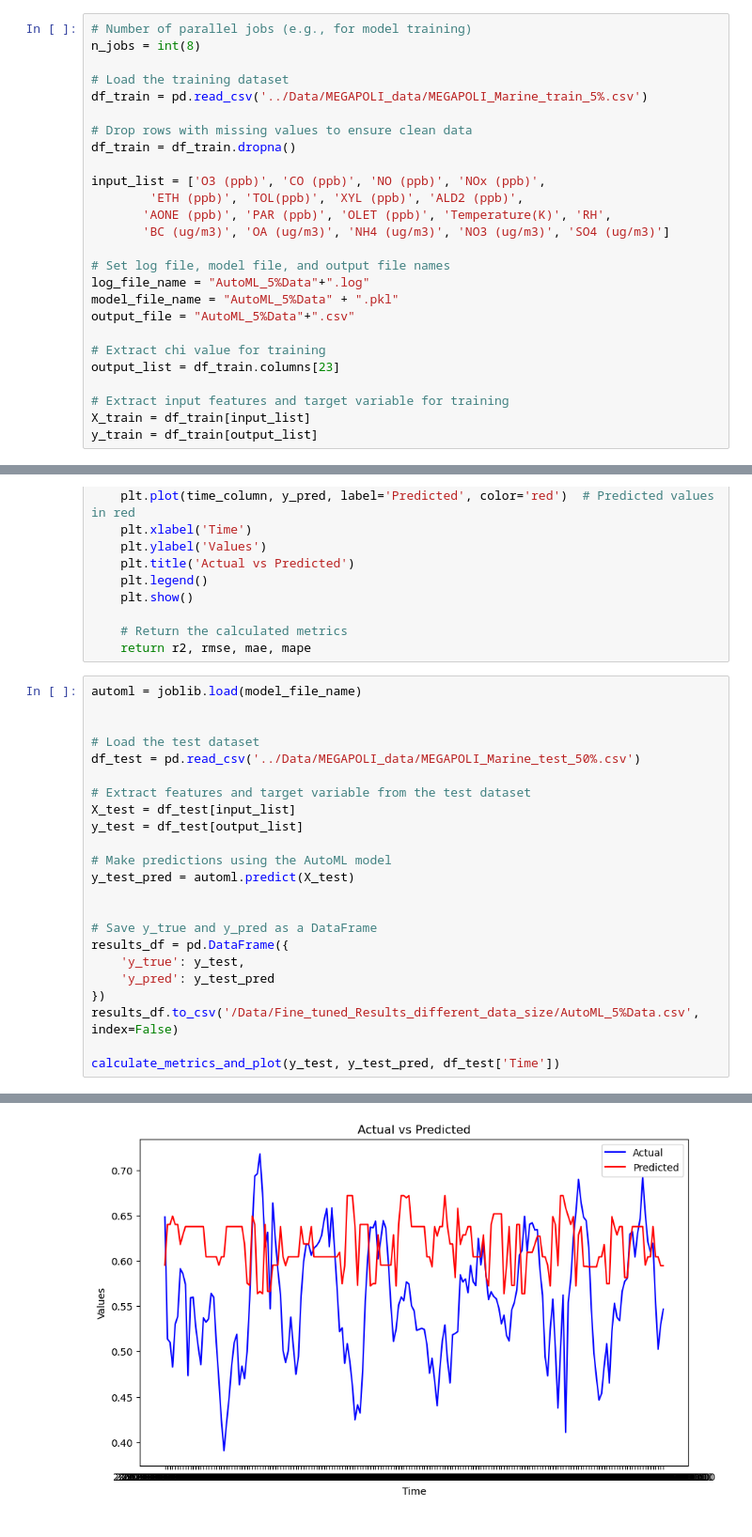
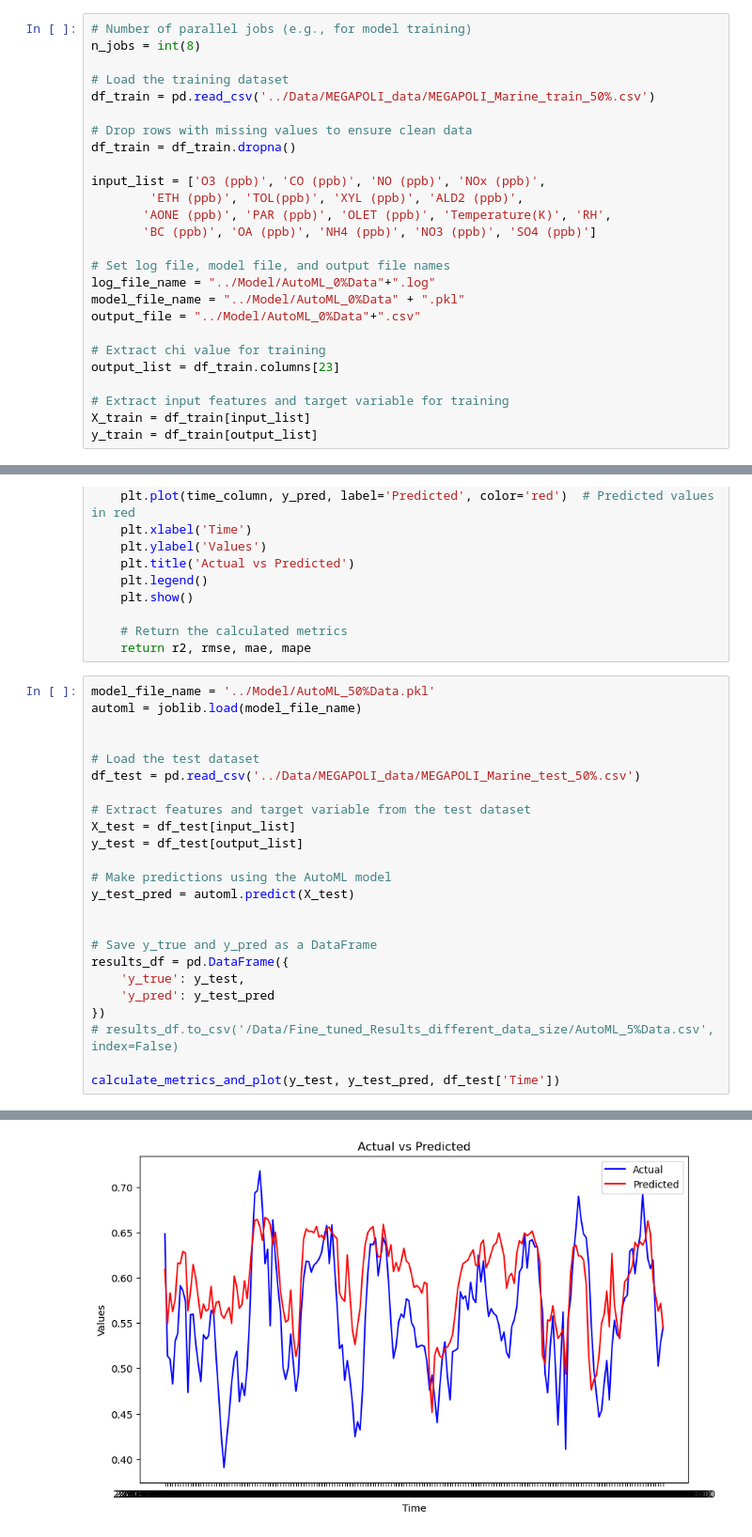
Before and after one commit to envdes/code_MEGAPOLI_Foundation_Model, a Jupyter notebook: 3_Fine_tune_different _data_size/AutoML.ipynb, the cells around one changed output, grey strips where cells are left out. Shown at 94% size. Cells and saved outputs as stored; diff of their text form.

```diff
--- a/3_Fine_tune_different _data_size/AutoML.ipynb
+++ b/3_Fine_tune_different _data_size/AutoML.ipynb
@@ -38,7 +38,7 @@ import matplotlib.pyplot as plt
 n_jobs = int(8)
 
 # Load the training dataset
-df_train = pd.read_csv('../Data/MEGAPOLI_data/MEGAPOLI_Marine_train_5%.csv')
+df_train = pd.read_csv('../Data/MEGAPOLI_data/MEGAPOLI_Marine_train_50%.csv')
 
 # Drop rows with missing values to ensure clean data
 df_train = df_train.dropna()
@@ -46,12 +46,12 @@ df_train = df_train.dropna()
 input_list = ['O3 (ppb)', 'CO (ppb)', 'NO (ppb)', 'NOx (ppb)',
         'ETH (ppb)', 'TOL(ppb)', 'XYL (ppb)', 'ALD2 (ppb)',
        'AONE (ppb)', 'PAR (ppb)', 'OLET (ppb)', 'Temperature(K)', 'RH',
-       'BC (ug/m3)', 'OA (ug/m3)', 'NH4 (ug/m3)', 'NO3 (ug/m3)', 'SO4 (ug/m3)']
+       'BC (ppb)', 'OA (ppb)', 'NH4 (ppb)', 'NO3 (ppb)', 'SO4 (ppb)']
 
 # Set log file, model file, and output file names
-log_file_name = "AutoML_5%Data"+".log"
-model_file_name = "AutoML_5%Data" + ".pkl"
-output_file = "AutoML_5%Data"+".csv"
+log_file_name = "../Model/AutoML_0%Data"+".log"
+model_file_name = "../Model/AutoML_0%Data" + ".pkl"
+output_file = "../Model/AutoML_0%Data"+".csv"
 
 # Extract chi value for training
 output_list = df_train.columns[23]
@@ -151,6 +144,7 @@ def calculate_metrics_and_plot(y_true, y_pred, time_column):
     # Return the calculated metrics
     return r2, rmse, mae, mape
 # %%
+model_file_name = '../Model/AutoML_50%Data.pkl'
 automl = joblib.load(model_file_name)
 
 
@@ -170,7 +164,7 @@ results_df = pd.DataFrame({
     'y_true': y_test,
     'y_pred': y_test_pred
 })
-results_df.to_csv('/Data/Fine_tuned_Results_different_data_size/AutoML_5%Data.csv', index=False)
+# results_df.to_csv('/Data/Fine_tuned_Results_different_data_size/AutoML_5%Data.csv', index=False)
 
 calculate_metrics_and_plot(y_test, y_test_pred, df_test['Time'])
 # %% [output]
@@ -181 +179 @@ MAPE: 15.750085359776985
-[figure, old version]
+[figure, new version]
```
Also changed, not shown: parts of 4 cells of this notebook, 26 other files.
